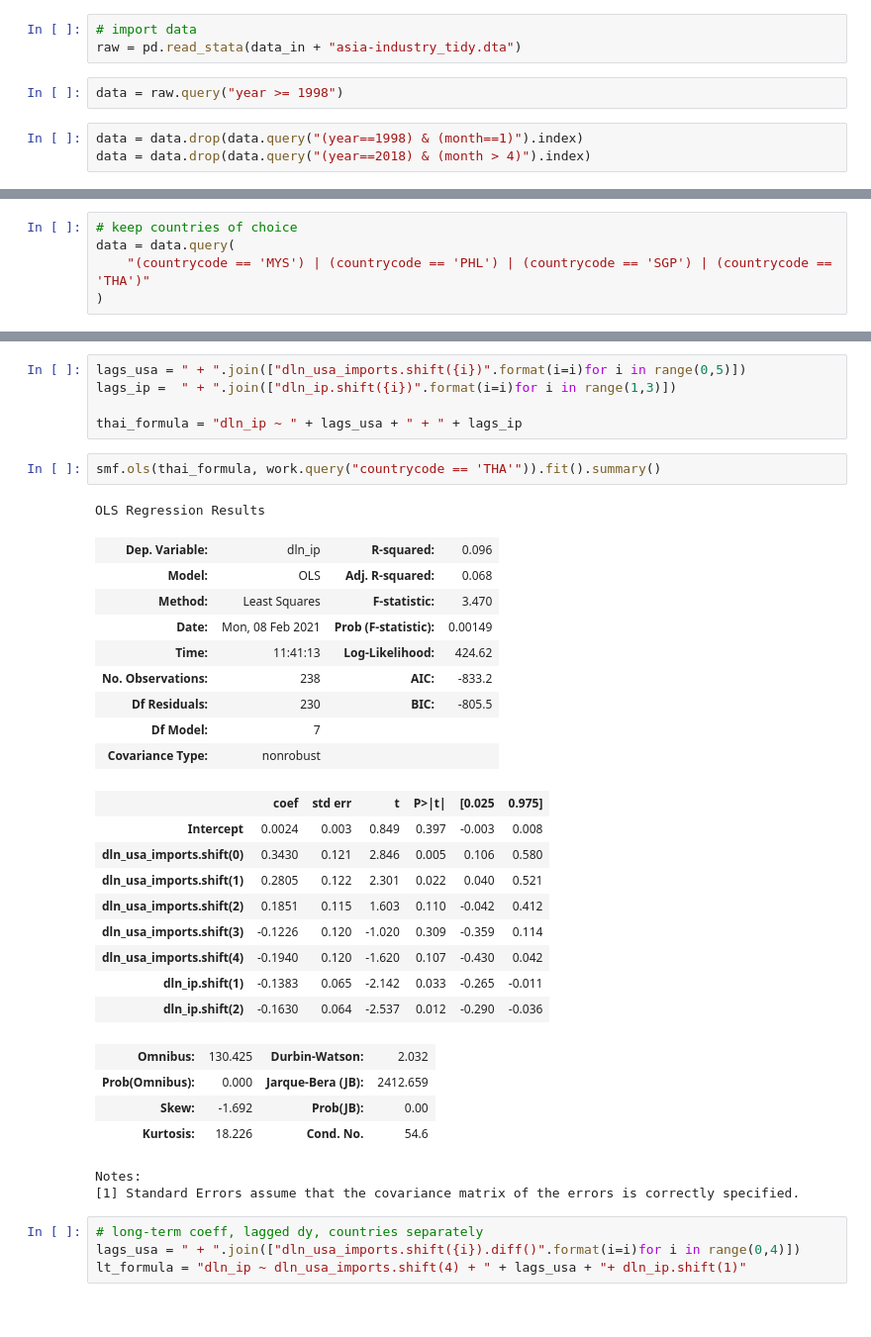
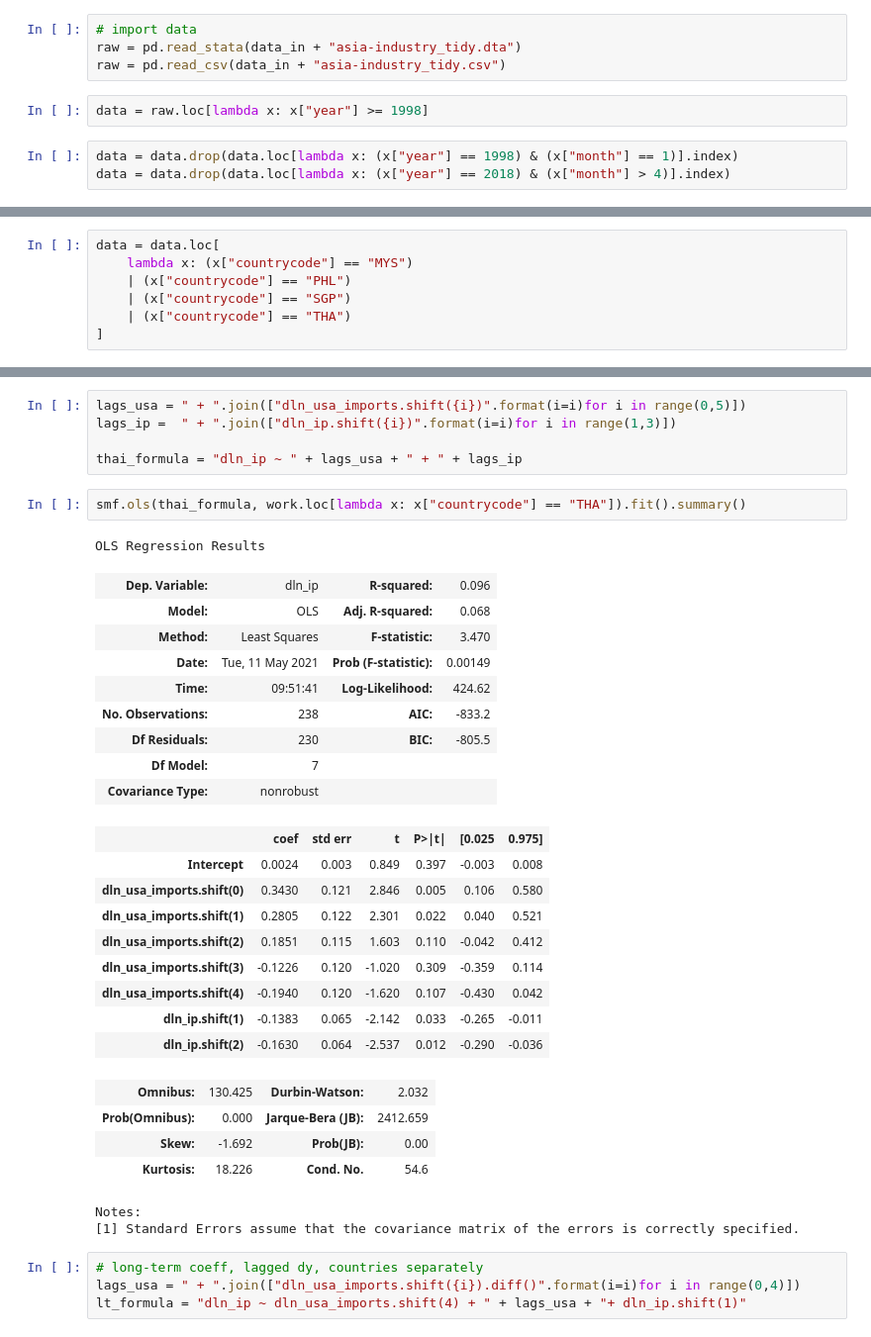
Before and after one commit to gabors-data-analysis/da_case_studies, a Jupyter notebook: ch23-import-demand-and-production/ch23-asia-ip-imports.ipynb, the cells around one changed output, grey strips where cells are left out. Shown at 99% size. Saved outputs shown, nothing was run; the diff lists cells and outputs as text.

Commit message:
read csv

```diff
--- a/ch23-import-demand-and-production/ch23-asia-ip-imports.ipynb
+++ b/ch23-import-demand-and-production/ch23-asia-ip-imports.ipynb
@@ -46,11 +46,12 @@ from py_helper_functions import *
 # %%
 # import data
 raw = pd.read_stata(data_in + "asia-industry_tidy.dta")
+raw = pd.read_csv(data_in + "asia-industry_tidy.csv")
 # %%
-data = raw.query("year >= 1998")
+data = raw.loc[lambda x: x["year"] >= 1998]
 # %%
-data = data.drop(data.query("(year==1998) & (month==1)").index)
-data = data.drop(data.query("(year==2018) & (month > 4)").index)
+data = data.drop(data.loc[lambda x: (x["year"] == 1998) & (x["month"] == 1)].index)
+data = data.drop(data.loc[lambda x: (x["year"] == 2018) & (x["month"] > 4)].index)
 # %%
 data.groupby("countrycode").agg(
     mean=("ind_prod_const", "mean"),
@@ -98,10 +99,12 @@ data["ln_er_usd"] = np.log(data["exchnage_rate_vs_usd"] + 1)
 # %%
 data = data.dropna(subset=["ln_ip"])
 # %%
-# keep countries of choice
-data = data.query(
-    "(countrycode == 'MYS') | (countrycode == 'PHL') | (countrycode == 'SGP') | (countrycode == 'THA')"
-)
+data = data.loc[
+    lambda x: (x["countrycode"] == "MYS")
+    | (x["countrycode"] == "PHL")
+    | (x["countrycode"] == "SGP")
+    | (x["countrycode"] == "THA")
+]
 # %%
 data.groupby("countrycode")["country"].count()
 # %% [output]
@@ -309,14 +312,14 @@ lags_ip =  " + ".join(["dln_ip.shift({i})".format(i=i)for i in range(1,3)])
 
 thai_formula = "dln_ip ~ " + lags_usa + " + " + lags_ip
 # %%
-smf.ols(thai_formula, work.query("countrycode == 'THA'")).fit().summary()
+smf.ols(thai_formula, work.loc[lambda x: x["countrycode"] == "THA"]).fit().summary()
 # %% [output]
 OLS Regression Results
 | Dep. Variable: | dln_ip | R-squared: | 0.096 |
 | Model: | OLS | Adj. R-squared: | 0.068 |
 | Method: | Least Squares | F-statistic: | 3.470 |
-| Date: | Mon, 08 Feb 2021 | Prob (F-statistic): | 0.00149 |
-| Time: | 11:41:13 | Log-Likelihood: | 424.62 |
+| Date: | Tue, 11 May 2021 | Prob (F-statistic): | 0.00149 |
+| Time: | 09:51:41 | Log-Likelihood: | 424.62 |
 | No. Observations: | 238 | AIC: | -833.2 |
 | Df Residuals: | 230 | BIC: | -805.5 |
 | Df Model: | 7 |  |  |
```
Also changed, not shown: parts of 7 cells of this notebook, 1 other file.
